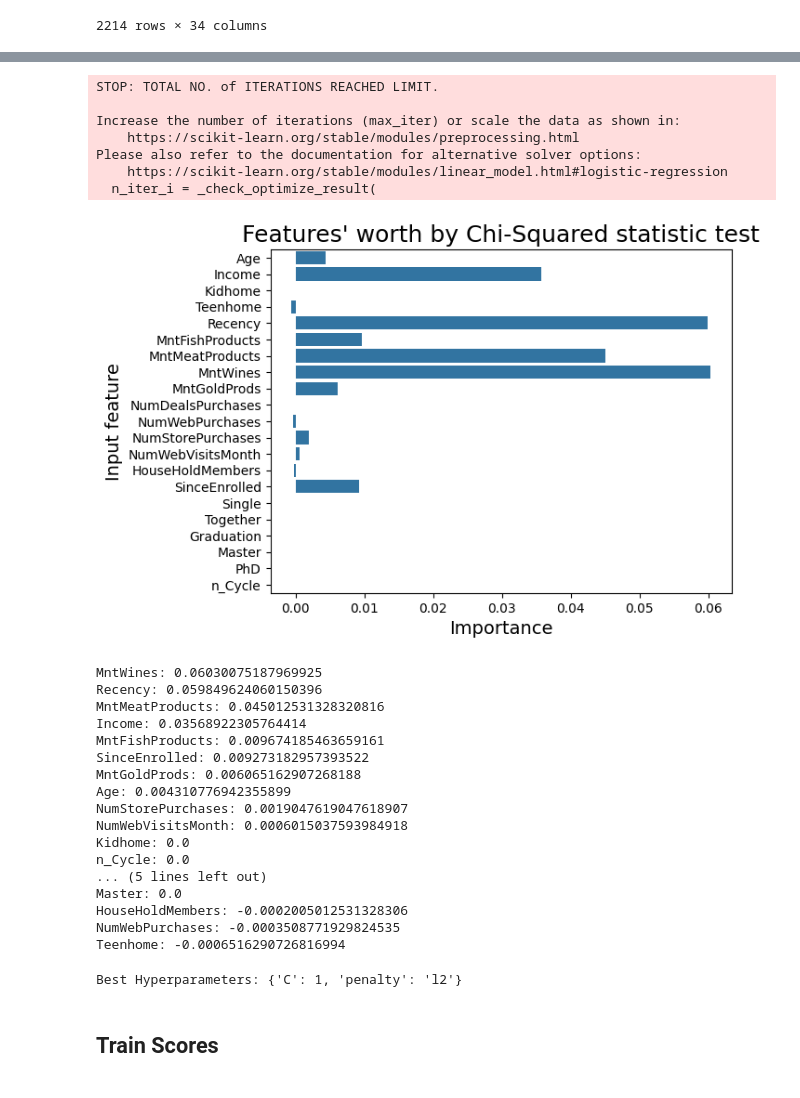
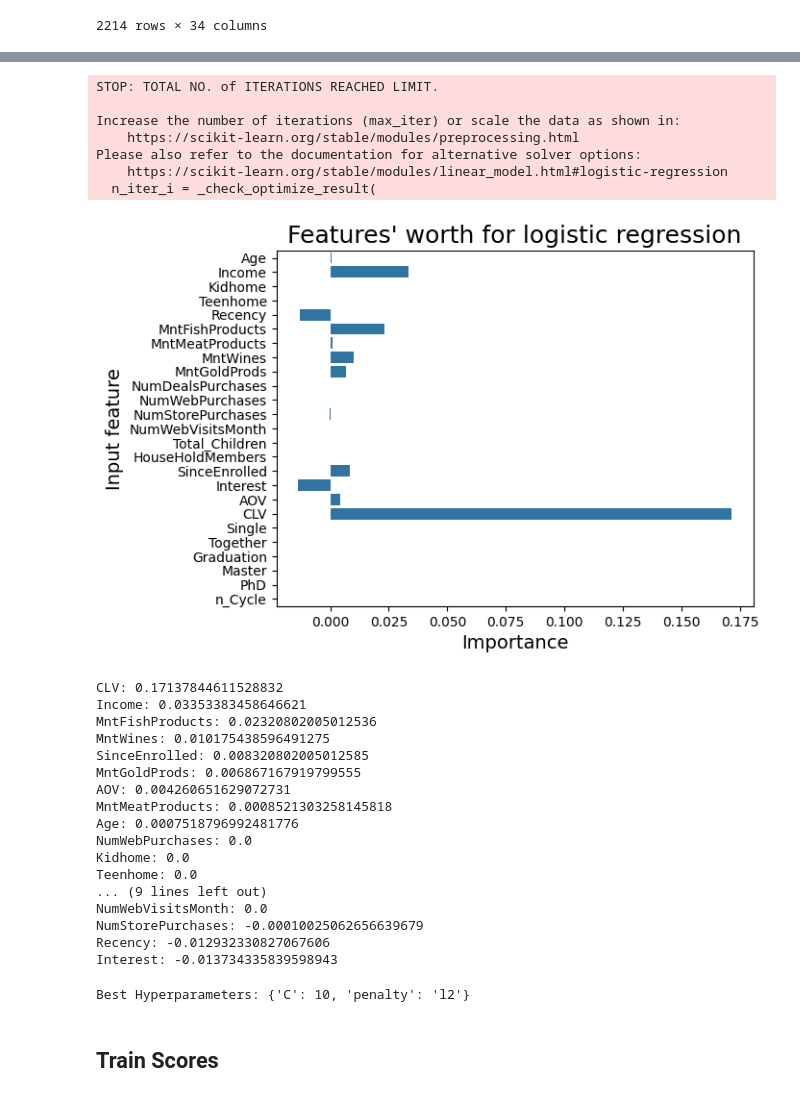
Before and after one commit to LexLorenzo/MachineLearningProjects, a Jupyter notebook: Lab_Exercise_2/logistic_regression.ipynb, the cells around one changed output, grey strips where cells are left out. Cells and saved outputs as stored; diff of their text form; code cells hidden in the pictures.

```diff
--- a/Lab_Exercise_2/logistic_regression.ipynb
+++ b/Lab_Exercise_2/logistic_regression.ipynb
@@ -50,7 +50,7 @@ selected_columns = [
     # 'NumCatalogPurchases',
     'NumStorePurchases',
     'NumWebVisitsMonth',
-    # 'Total_Children',
+    'Total_Children',
     'HouseHoldMembers',
     # 'Total_Spent',
     # 'BuyingPower',
@@ -58,9 +58,9 @@ selected_columns = [
     'SinceEnrolled',
     # 'Dt_CustomerConverted',
     'Response',
-    # 'Interest',
-    # 'AOV',
-    # 'CLV',
+    'Interest',
+    'AOV',
+    'CLV',
     # 'Complain'
 ]
 df = df[selected_columns]
@@ -138,62 +138,62 @@ from sklearn.pipeline import Pipeline
 
 
 # Define a ColumnTransformer for scaling
-preprocessor = ColumnTransformer(
-    transformers=[
-        ('num', StandardScaler(), X.columns)
-    ])
+# preprocessor = ColumnTransformer(
+#     transformers=[
+#         ('num', StandardScaler(), X.columns)
+#     ])
 
 # Use a pipeline to include the preprocessing step and the logistic regression model
 pipeline = Pipeline([
     # ('preprocessor', preprocessor),
     ('classifier', LogisticRegression())
 ])
 
 # Fit the pipeline
 pipeline.fit(X_train_resampled, y_train_resampled)
 
 # Now, use the pipeline for permutation importance
 result = permutation_importance(pipeline, X_test, y_test, n_repeats=30, random_state=42)
 
 feature_importances = result.importances_mean
 feature_indices = np.argsort(feature_importances)[::-1]
 
 sns.barplot(y=X.columns, x=feature_importances)
-plt.title("Features' worth by Chi-Squared statistic test", fontsize=18)
+plt.title("Features' worth for logistic regression", fontsize=18)
 plt.ylabel("Input feature", fontsize=14)
 plt.xlabel("Importance", fontsize=14)
 
 plt.show()
 
 # Print feature importance ranking
 for idx in feature_indices:
     print(f"{X.columns[idx]}: {feature_importances[idx]}")
 # %% [output]
 STOP: TOTAL NO. of ITERATIONS REACHED LIMIT.
 
 Increase the number of iterations (max_iter) or scale the data as shown in:
     https://scikit-learn.org/stable/modules/preprocessing.html
 Please also refer to the documentation for alternative solver options:
     https://scikit-learn.org/stable/modules/linear_model.html#logistic-regression
   n_iter_i = _check_optimize_result(
-[figure, old version]
+[figure, new version]
-MntWines: 0.06030075187969925
-Recency: 0.059849624060150396
-MntMeatProducts: 0.045012531328320816
-Income: 0.03568922305764414
-MntFishProducts: 0.009674185463659161
-SinceEnrolled: 0.009273182957393522
-MntGoldProds: 0.006065162907268188
-Age: 0.004310776942355899
-NumStorePurchases: 0.0019047619047618907
-NumWebVisitsMonth: 0.0006015037593984918
+CLV: 0.17137844611528832
+Income: 0.03353383458646621
+MntFishProducts: 0.02320802005012536
+MntWines: 0.010175438596491275
+SinceEnrolled: 0.008320802005012585
+MntGoldProds: 0.006867167919799555
+AOV: 0.004260651629072731
+MntMeatProducts: 0.0008521303258145818
+Age: 0.0007518796992481776
+NumWebPurchases: 0.0
 Kidhome: 0.0
-n_Cycle: 0.0
-... (5 lines left out)
-Master: 0.0
-HouseHoldMembers: -0.0002005012531328306
-NumWebPurchases: -0.0003508771929824535
-Teenhome: -0.0006516290726816994
+Teenhome: 0.0
+... (9 lines left out)
+NumWebVisitsMonth: 0.0
+NumStorePurchases: -0.00010025062656639679
+Recency: -0.012932330827067606
+Interest: -0.013734335839598943
 # %%
 scaler = StandardScaler()
 X_train_resampled = scaler.fit_transform(X_train_resampled)
@@ -228,5 +228,5 @@ best_params = grid_search.best_params_
 print("Best Hyperparameters:", best_params)
 # dahil mataas yung C value wala masyadong regularization na nagaganap therefore di nagooverfit yung model
 # %% [output]
-Best Hyperparameters: {'C': 1, 'penalty': 'l2'}
+Best Hyperparameters: {'C': 10, 'penalty': 'l2'}
 # %%
```
Also changed, not shown: parts of 5 cells of this notebook, 1 other file.
